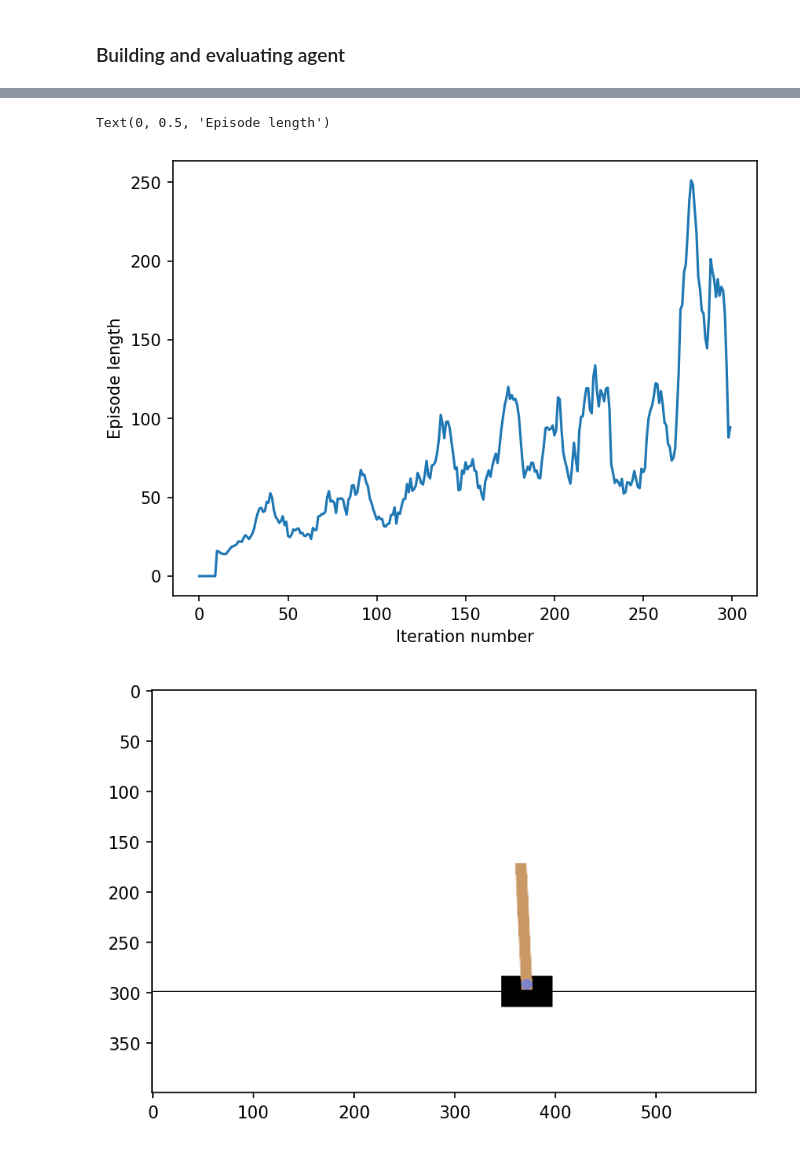
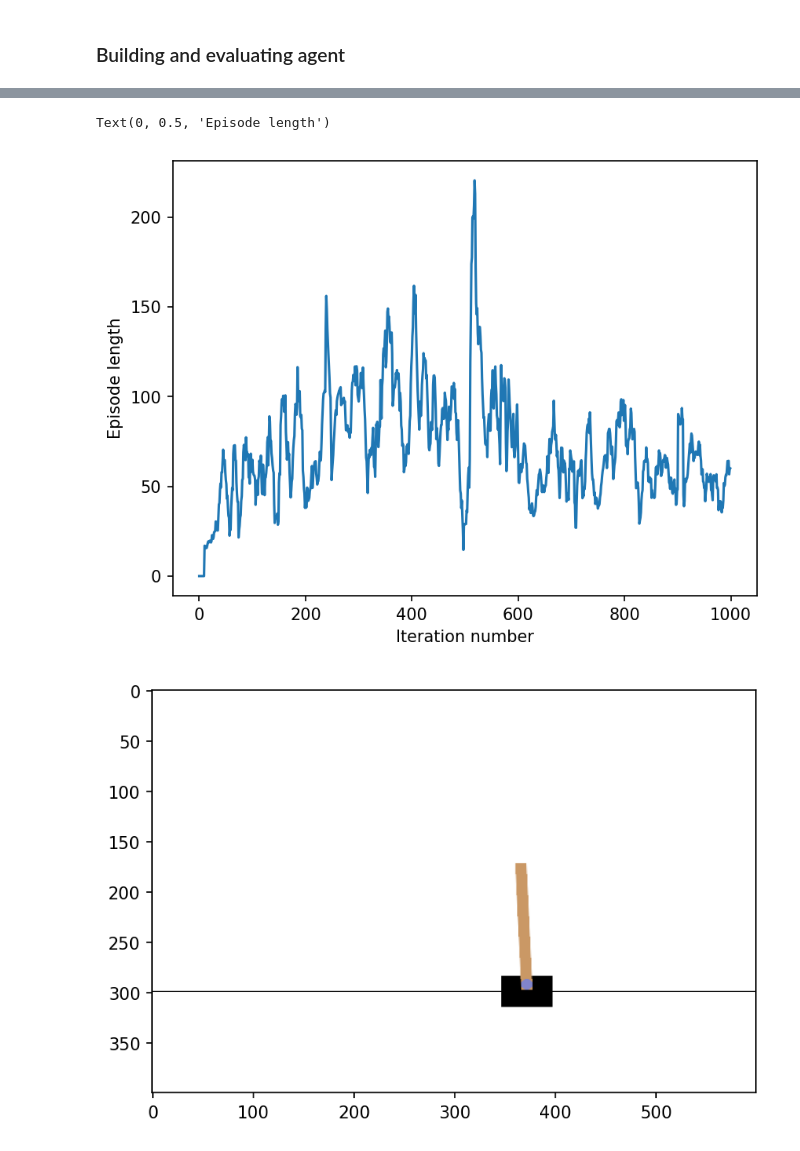
Before and after one commit to achyutha11/cartpole_experiments, a Jupyter notebook: cartpole_experiments.ipynb, the cells around one changed output, grey strips where cells are left out. Drawn from its saved outputs; the diff is of its cells as text; code cells hidden in the pictures.

```diff
--- a/cartpole_experiments.ipynb
+++ b/cartpole_experiments.ipynb
@@ -28,7 +28,7 @@ class DQNAgent():
     RL agent that utilizes a DQN algorithm to solve the Cart Pole environment.
     """
 
-    def __init__(self, gamma=0.95, epsilon=0.9, epsilon_decay=0.99, epsilon_min=0.04, tau=0.99):
+    def __init__(self, gamma=0.95, epsilon=0.9, epsilon_decay=0.995, epsilon_min=0.01, tau=0.99):
         """
         Initialize agent.
 
@@ -48,9 +48,9 @@ class DQNAgent():
         self.epsilon_min = epsilon_min
         self.tau = tau
         self.q_function = self.make_q_function()
-        self.q_function.compile(loss='mse', optimizer=tf.keras.optimizers.legacy.Adam(learning_rate=5e-4))
+        self.q_function.compile(loss='mse', optimizer=tf.keras.optimizers.legacy.Adam(learning_rate=1e-3))
         self.target_q = self.make_q_function()
-        self.target_q.compile(loss='mse', optimizer=tf.keras.optimizers.legacy.Adam(learning_rate=5e-4))
+        self.target_q.compile(loss='mse', optimizer=tf.keras.optimizers.legacy.Adam())
         self.target_q.set_weights(self.q_function.weights)
         self.max_memory = 10000
 
@@ -122,9 +122,8 @@ class DQNAgent():
         # 2 outputs corresponding to left and right actions
         model = Sequential(
             [
-                Dense(128, activation='relu', input_shape=(4,)),
-                Dense(64, activation='relu'),
-                Dense(64, activation='relu'),
+                Dense(24, activation='relu', input_shape=(4,)),
+                Dense(24, activation='relu'),
                 Dense(2, activation='linear')
             ]
         )
@@ -209,10 +208,6 @@ class DQNAgent():
                 else:
                     self.memory = (np.append(np.append(old_state, (action, reward, done)), new_state)).reshape(1, 11)
 
-                # Need > 64 for batch size
-                if len(self.memory) > 64:
-                    self.train()
-
                 if done:
                     complete = True
 
@@ -227,6 +222,10 @@ class DQNAgent():
                 idx = np.random.randint(1000, len(self.memory), size=self.max_memory - 1000)
                 self.memory = self.memory[np.append(np.arange(1000), idx), :]
 
+            # Need > 64 for batch size
+            if len(self.memory) > 64:
+                self.train()
+
              # Decrease epsilon
             self.epsilon *= self.epsilon_decay
             self.epsilon = max(self.epsilon, self.epsilon_min)
@@ -268,6 +267,6 @@ agent = DQNAgent()
 # %%
 env = gym.make('CartPole-v1', render_mode='rgb_array')
 # %%
-lengths = agent.go(env, num_rounds=300)
+lengths = agent.go(env, num_rounds=1000)
 # %% [output]
 Episode 0:
@@ -326,11 +321,11 @@ agent.target_q.save_weights('./best_target_q_weights')
 # %%
-iters = np.arange(300)
+iters = np.arange(1000)
 plt.plot(iters, rolling_average(lengths, 10))
 plt.xlabel("Iteration number")
 plt.ylabel("Episode length")
 # %% [output]
 Text(0, 0.5, 'Episode length')
-[figure, old version]
+[figure, new version]
 # %%
 done = False
 
```
Also changed, not shown: parts of 3 cells of this notebook.
